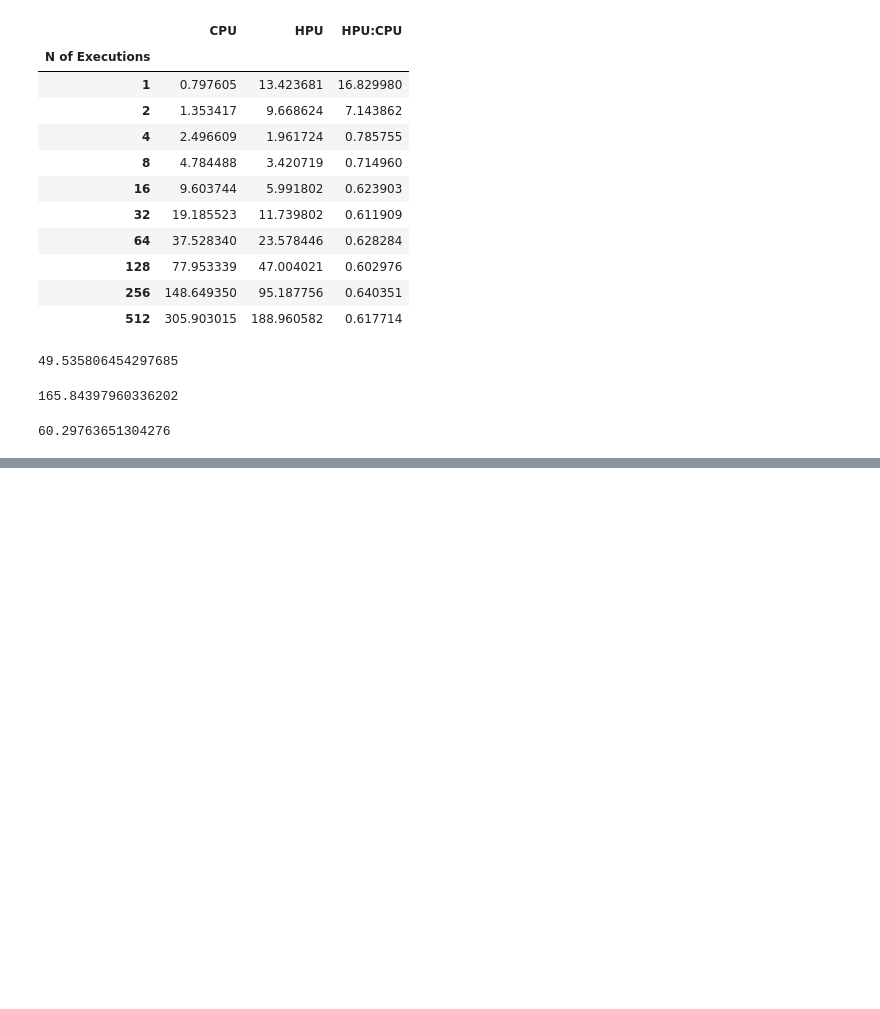
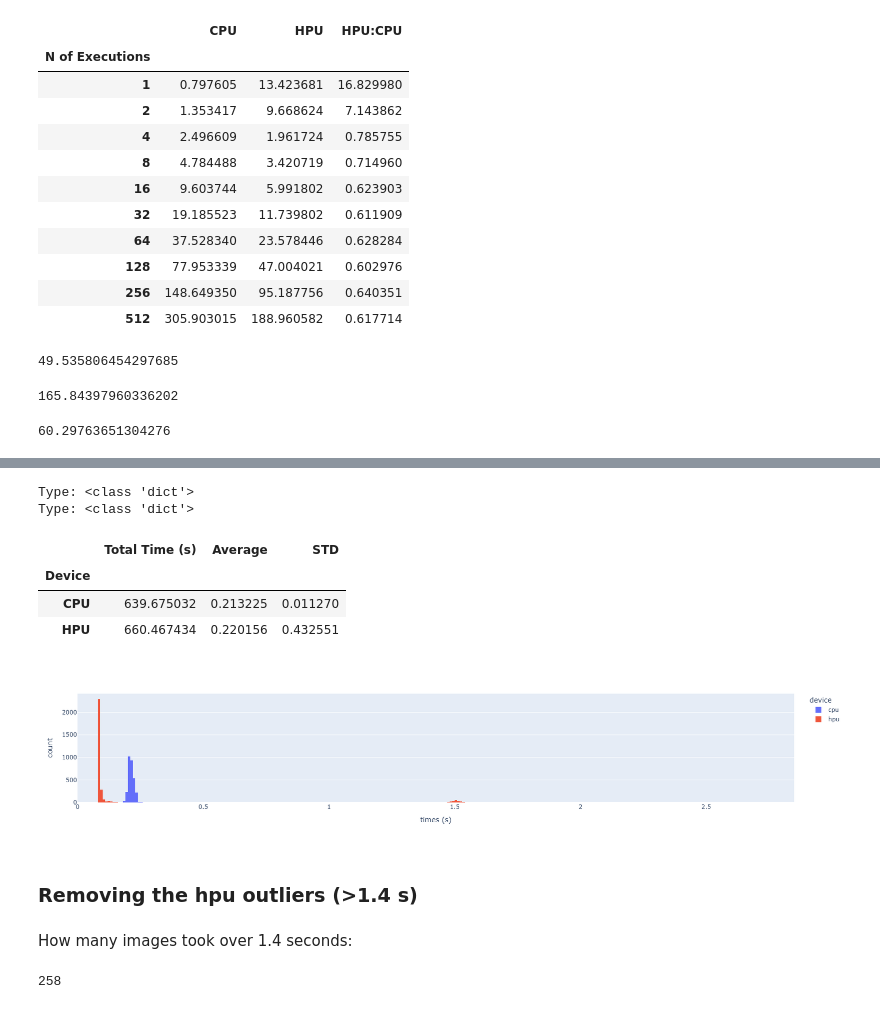
Before and after one commit to daniel-de-leon-user293/pytorch-grad-cam, a Jupyter notebook: Benchmark Results.ipynb, the cells around one changed output, grey strips where cells are left out. Saved outputs shown, nothing was run; the diff lists cells and outputs as text; code cells hidden in the pictures; blank space fills up the shorter version.

```diff
--- a/Benchmark Results.ipynb
+++ b/Benchmark Results.ipynb
@@ -173,0 +180,18 @@ perc_diff
+# %%
+with open('gradcam_hpu_1.json') as json_file:
+    hpu_results = json.load(json_file)
+
+    # Print the type of data variable
+    print("Type:", type(hpu_results))
+
+with open('gradcam_cpu_1-skx-5675.json') as json_file:
+    cpu_results = json.load(json_file)
+
+    # Print the type of data variable
+    print("Type:", type(cpu_results))
+# %% [output]
+Type: <class 'dict'>
+Type: <class 'dict'>
+# %%
+cpu_list = [list(i.values())[0] for i in cpu_results['1']]
+hpu_list = [list(i.values())[0] for i in hpu_results['1']]
@@ -173,0 +206,7 @@ perc_diff
+# %%
+table
+# %% [output]
+|  | Total Time (s) | Average | STD |
+| Device |  |  |  |
+| CPU | 639.675032 | 0.213225 | 0.011270 |
+| HPU | 660.467434 | 0.220156 | 0.432551 |
@@ -173,0 +226,11 @@ perc_diff
+# %%
+df = pd.DataFrame({'times (s)': cpu_list + hpu_list,
+                   'device': ['cpu']*len(cpu_list) + ['hpu']*len(hpu_list)
+                  })
+# %%
+fig = px.histogram(df, x='times (s)', color='device', nbins=500, range_x=[0,2.85], height=400)
+fig
+# %% [output]
+[figure, added]
+# %% [markdown]
+### Removing the hpu outliers (>1.4 s)
@@ -173,0 +240,6 @@ perc_diff
+# %% [markdown]
+How many images took over 1.4 seconds:
+# %%
+len(hpu_list) - len(hpu_list_short)
+# %% [output]
+258
```
Also changed, not shown: parts of 15 cells of this notebook.
